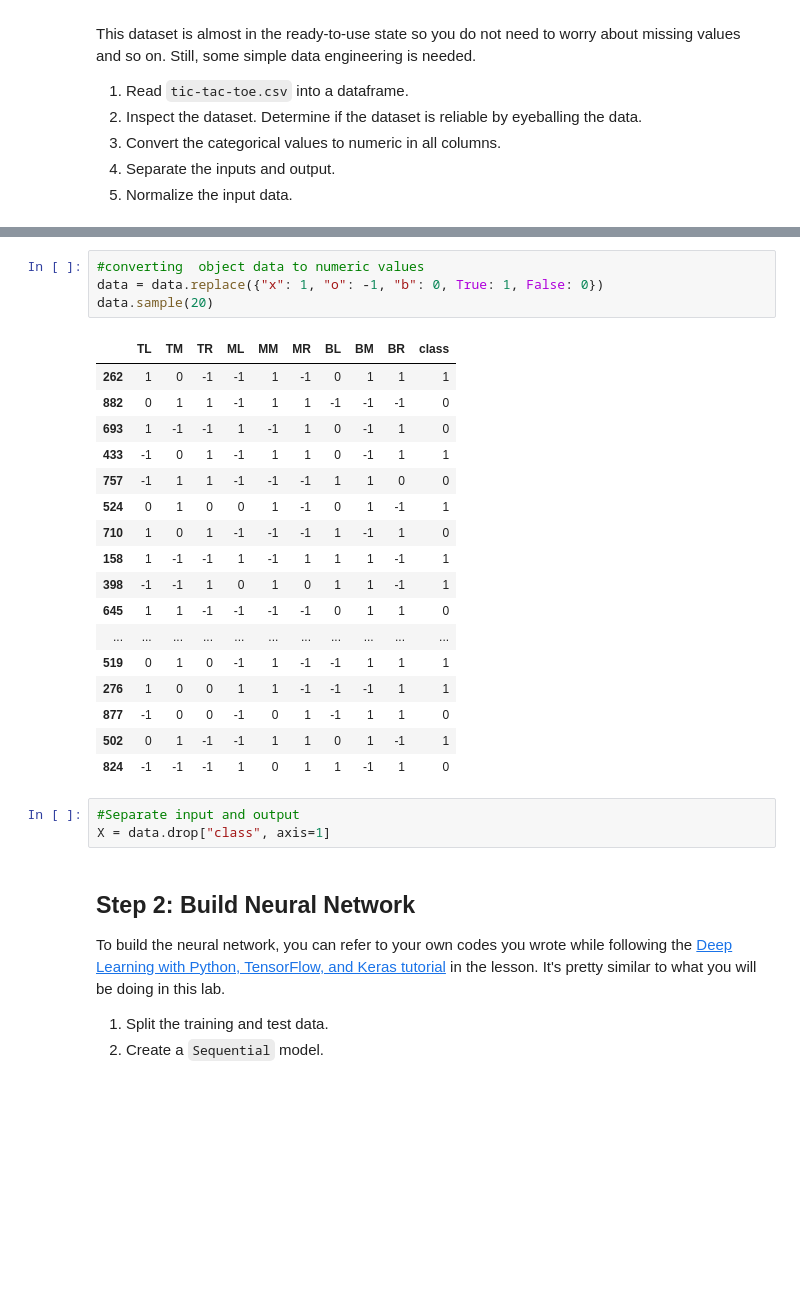
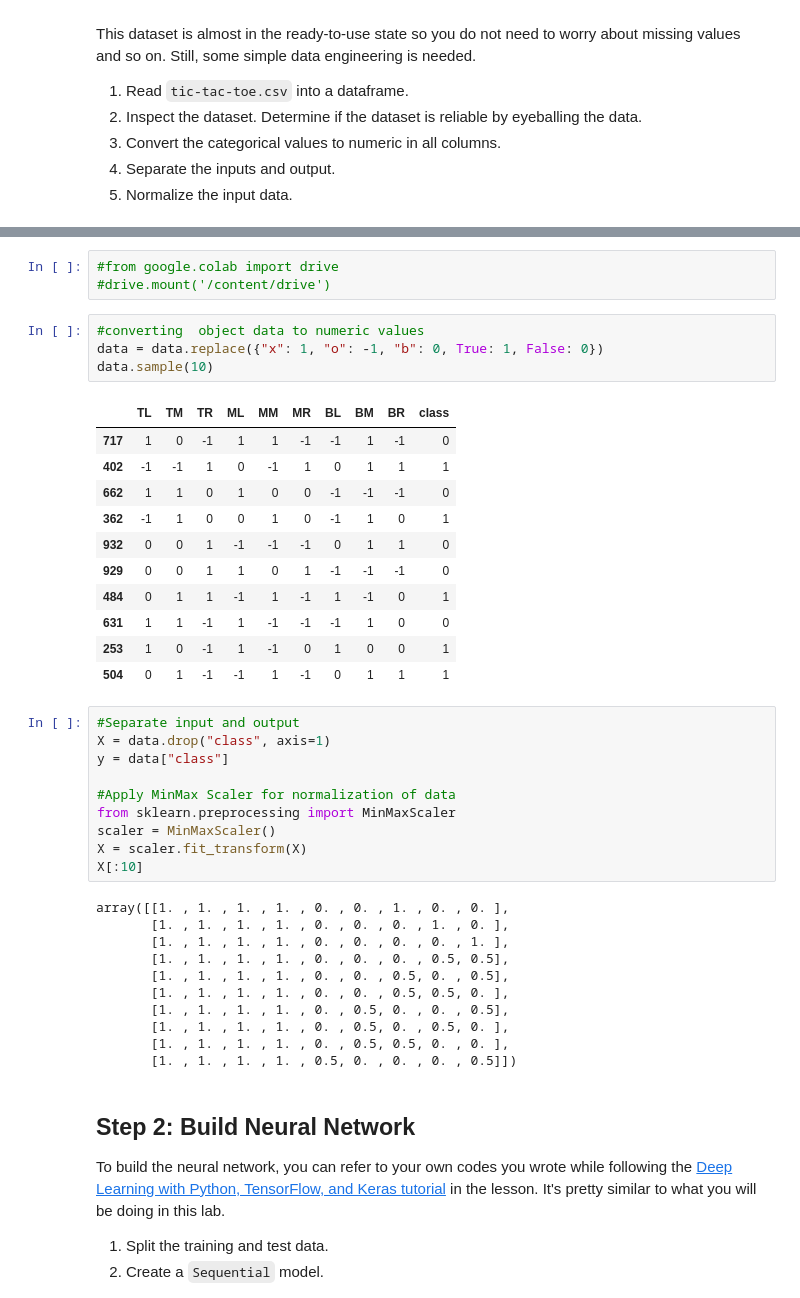
Before and after one commit to DimiGretsistas/lab-neural-networks, a Jupyter notebook: challenge_1.ipynb, the cells around one changed output, grey strips where cells are left out. Drawn from its saved outputs; the diff is of its cells as text; blank space fills up the shorter version.

```diff
--- a/challenge_1.ipynb
+++ b/challenge_1.ipynb
@@ -48,28 +49,43 @@ data.sample(5)
+# %%
+#from google.colab import drive
+#drive.mount('/content/drive')
 # %%
 #converting  object data to numeric values
 data = data.replace({"x": 1, "o": -1, "b": 0, True: 1, False: 0})
-data.sample(20)
+data.sample(10)
 # %% [output]
 |  | TL | TM | TR | ML | MM | MR | BL | BM | BR | class |
-| 262 | 1 | 0 | -1 | -1 | 1 | -1 | 0 | 1 | 1 | 1 |
-| 882 | 0 | 1 | 1 | -1 | 1 | 1 | -1 | -1 | -1 | 0 |
-| 693 | 1 | -1 | -1 | 1 | -1 | 1 | 0 | -1 | 1 | 0 |
-| 433 | -1 | 0 | 1 | -1 | 1 | 1 | 0 | -1 | 1 | 1 |
-| 757 | -1 | 1 | 1 | -1 | -1 | -1 | 1 | 1 | 0 | 0 |
-| 524 | 0 | 1 | 0 | 0 | 1 | -1 | 0 | 1 | -1 | 1 |
-| 710 | 1 | 0 | 1 | -1 | -1 | -1 | 1 | -1 | 1 | 0 |
-| 158 | 1 | -1 | -1 | 1 | -1 | 1 | 1 | 1 | -1 | 1 |
-| 398 | -1 | -1 | 1 | 0 | 1 | 0 | 1 | 1 | -1 | 1 |
-| 645 | 1 | 1 | -1 | -1 | -1 | -1 | 0 | 1 | 1 | 0 |
-| ... | ... | ... | ... | ... | ... | ... | ... | ... | ... | ... |
-| 519 | 0 | 1 | 0 | -1 | 1 | -1 | -1 | 1 | 1 | 1 |
-| 276 | 1 | 0 | 0 | 1 | 1 | -1 | -1 | -1 | 1 | 1 |
-| 877 | -1 | 0 | 0 | -1 | 0 | 1 | -1 | 1 | 1 | 0 |
-| 502 | 0 | 1 | -1 | -1 | 1 | 1 | 0 | 1 | -1 | 1 |
-| 824 | -1 | -1 | -1 | 1 | 0 | 1 | 1 | -1 | 1 | 0 |
+| 717 | 1 | 0 | -1 | 1 | 1 | -1 | -1 | 1 | -1 | 0 |
+| 402 | -1 | -1 | 1 | 0 | -1 | 1 | 0 | 1 | 1 | 1 |
+| 662 | 1 | 1 | 0 | 1 | 0 | 0 | -1 | -1 | -1 | 0 |
+| 362 | -1 | 1 | 0 | 0 | 1 | 0 | -1 | 1 | 0 | 1 |
+| 932 | 0 | 0 | 1 | -1 | -1 | -1 | 0 | 1 | 1 | 0 |
+| 929 | 0 | 0 | 1 | 1 | 0 | 1 | -1 | -1 | -1 | 0 |
+| 484 | 0 | 1 | 1 | -1 | 1 | -1 | 1 | -1 | 0 | 1 |
+| 631 | 1 | 1 | -1 | 1 | -1 | -1 | -1 | 1 | 0 | 0 |
+| 253 | 1 | 0 | -1 | 1 | -1 | 0 | 1 | 0 | 0 | 1 |
+| 504 | 0 | 1 | -1 | -1 | 1 | -1 | 0 | 1 | 1 | 1 |
 # %%
 #Separate input and output
-X = data.drop["class", axis=1]
+X = data.drop("class", axis=1)
+y = data["class"]
+
+#Apply MinMax Scaler for normalization of data
+from sklearn.preprocessing import MinMaxScaler
+scaler = MinMaxScaler()
+X = scaler.fit_transform(X)
+X[:10]
+# %% [output]
+array([[1. , 1. , 1. , 1. , 0. , 0. , 1. , 0. , 0. ],
+       [1. , 1. , 1. , 1. , 0. , 0. , 0. , 1. , 0. ],
+       [1. , 1. , 1. , 1. , 0. , 0. , 0. , 0. , 1. ],
+       [1. , 1. , 1. , 1. , 0. , 0. , 0. , 0.5, 0.5],
+       [1. , 1. , 1. , 1. , 0. , 0. , 0.5, 0. , 0.5],
+       [1. , 1. , 1. , 1. , 0. , 0. , 0.5, 0.5, 0. ],
+       [1. , 1. , 1. , 1. , 0. , 0.5, 0. , 0. , 0.5],
+       [1. , 1. , 1. , 1. , 0. , 0.5, 0. , 0.5, 0. ],
+       [1. , 1. , 1. , 1. , 0. , 0.5, 0.5, 0. , 0. ],
+       [1. , 1. , 1. , 1. , 0.5, 0. , 0. , 0. , 0.5]])
 # %% [markdown]
 ## Step 2: Build Neural Network
 
```
Also changed, not shown: parts of 7 cells of this notebook.
